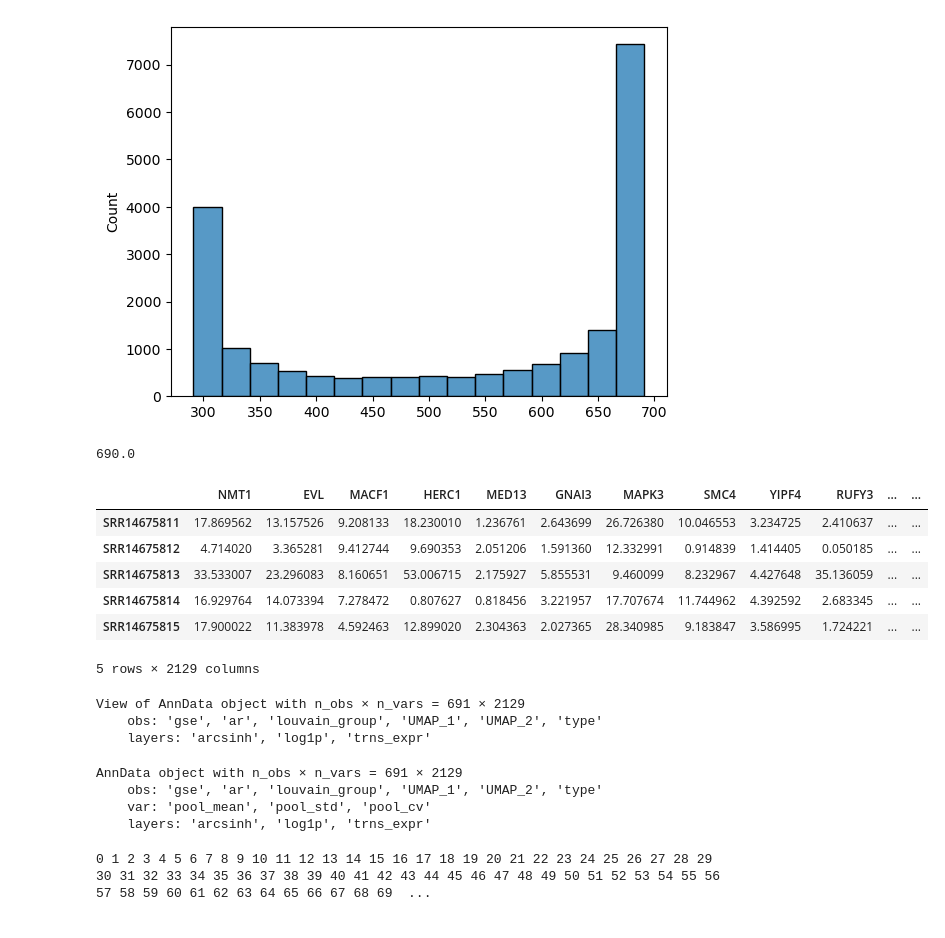
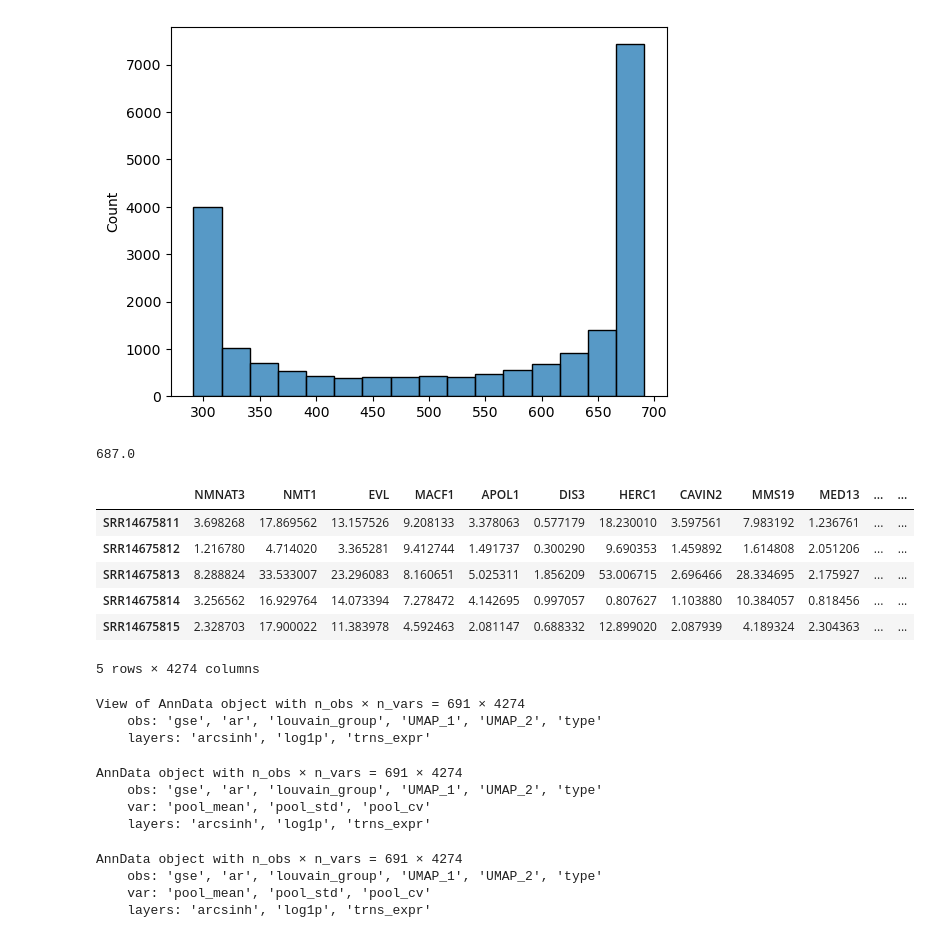
Before and after one commit to guilhermetabordaribas/housekeepingMinerPy, a Jupyter notebook: testing_pkg_hkgMiner.ipynb, the cells around one changed output. Saved outputs shown, nothing was run; the diff lists cells and outputs as text; code cells hidden in the pictures.

Commit message:
stability reimplementation.

```diff
--- a/testing_pkg_hkgMiner.ipynb
+++ b/testing_pkg_hkgMiner.ipynb
@@ -47,34 +47,40 @@ sns.histplot(data=(aux>0).sum())
 <Axes: ylabel='Count'>
 [figure]
 # %%
-th = (aux>0).sum().quantile(.9)
+th = (aux>0).sum().quantile(.8)
 print(th)
+# cols = aux.loc[:,(((aux>0).sum())>=th).values].columns
 cols = aux.loc[:,(((aux>0).sum())>=th).values].columns
 aux.loc[:,(((aux>0).sum())>=th).values].head()
 # %% [output]
-690.0
+687.0
-|  | NMT1 | EVL | MACF1 | HERC1 | MED13 | GNAI3 | MAPK3 | SMC4 | YIPF4 | RUFY3 | ... | ... |
-| SRR14675811 | 17.869562 | 13.157526 | 9.208133 | 18.230010 | 1.236761 | 2.643699 | 26.726380 | 10.046553 | 3.234725 | 2.410637 | ... | ... |
-| SRR14675812 | 4.714020 | 3.365281 | 9.412744 | 9.690353 | 2.051206 | 1.591360 | 12.332991 | 0.914839 | 1.414405 | 0.050185 | ... | ... |
-| SRR14675813 | 33.533007 | 23.296083 | 8.160651 | 53.006715 | 2.175927 | 5.855531 | 9.460099 | 8.232967 | 4.427648 | 35.136059 | ... | ... |
-| SRR14675814 | 16.929764 | 14.073394 | 7.278472 | 0.807627 | 0.818456 | 3.221957 | 17.707674 | 11.744962 | 4.392592 | 2.683345 | ... | ... |
-| SRR14675815 | 17.900022 | 11.383978 | 4.592463 | 12.899020 | 2.304363 | 2.027365 | 28.340985 | 9.183847 | 3.586995 | 1.724221 | ... | ... |
+|  | NMNAT3 | NMT1 | EVL | MACF1 | APOL1 | DIS3 | HERC1 | CAVIN2 | MMS19 | MED13 | ... | ... |
+| SRR14675811 | 3.698268 | 17.869562 | 13.157526 | 9.208133 | 3.378063 | 0.577179 | 18.230010 | 3.597561 | 7.983192 | 1.236761 | ... | ... |
+| SRR14675812 | 1.216780 | 4.714020 | 3.365281 | 9.412744 | 1.491737 | 0.300290 | 9.690353 | 1.459892 | 1.614808 | 2.051206 | ... | ... |
+| SRR14675813 | 8.288824 | 33.533007 | 23.296083 | 8.160651 | 5.025311 | 1.856209 | 53.006715 | 2.696466 | 28.334695 | 2.175927 | ... | ... |
+| SRR14675814 | 3.256562 | 16.929764 | 14.073394 | 7.278472 | 4.142695 | 0.997057 | 0.807627 | 1.103880 | 10.384057 | 0.818456 | ... | ... |
+| SRR14675815 | 2.328703 | 17.900022 | 11.383978 | 4.592463 | 2.081147 | 0.688332 | 12.899020 | 2.087939 | 4.189324 | 2.304363 | ... | ... |
-5 rows × 2129 columns
+5 rows × 4274 columns
 # %%
 adata = adata[:,cols]
 adata
 # %% [output]
-View of AnnData object with n_obs × n_vars = 691 × 2129
+View of AnnData object with n_obs × n_vars = 691 × 4274
     obs: 'gse', 'ar', 'louvain_group', 'UMAP_1', 'UMAP_2', 'type'
     layers: 'arcsinh', 'log1p', 'trns_expr'
 # %%
 hkg.mining.exprs_cv(adata, layer='trns_expr', groups_col='louvain_group')
 # %% [output]
-AnnData object with n_obs × n_vars = 691 × 2129
+AnnData object with n_obs × n_vars = 691 × 4274
     obs: 'gse', 'ar', 'louvain_group', 'UMAP_1', 'UMAP_2', 'type'
     var: 'pool_mean', 'pool_std', 'pool_cv'
     layers: 'arcsinh', 'log1p', 'trns_expr'
+# %%
+adata
+# %% [output]
+AnnData object with n_obs × n_vars = 691 × 4274
+    obs: 'gse', 'ar', 'louvain_group', 'UMAP_1', 'UMAP_2', 'type'
+    var: 'pool_mean', 'pool_std', 'pool_cv'
+    layers: 'arcsinh', 'log1p', 'trns_expr'
 # %%
-hkg.mining.stability_cv(adata, layer='trns_expr', groups_col='louvain_group', n_jobs=10, round_f=2)
+hkg.mining.stability_cv(adata, layer='trns_expr', groups_col='louvain_group')
-# %% [output]
-0 1 2 3 4 5 6 7 8 9 10 11 12 13 14 15 16 17 18 19 20 21 22 23 24 25 26 27 28 29 30 31 32 33 34 35 36 37 38 39 40 41 42 43 44 45 46 47 48 49 50 51 52 53 54 55 56 57 58 59 60 61 62 63 64 65 66 67 68 69  ...
```
Also changed, not shown: parts of 14 cells of this notebook, 1 other file.
